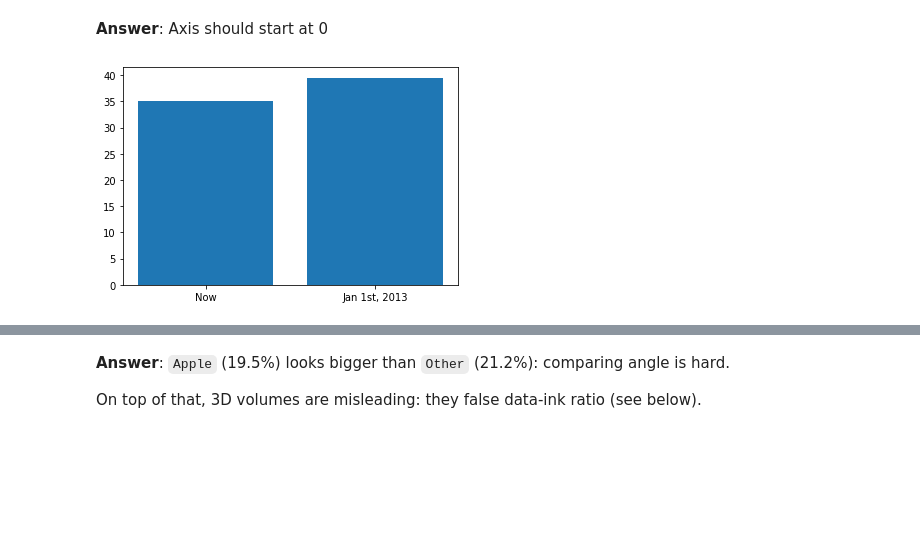
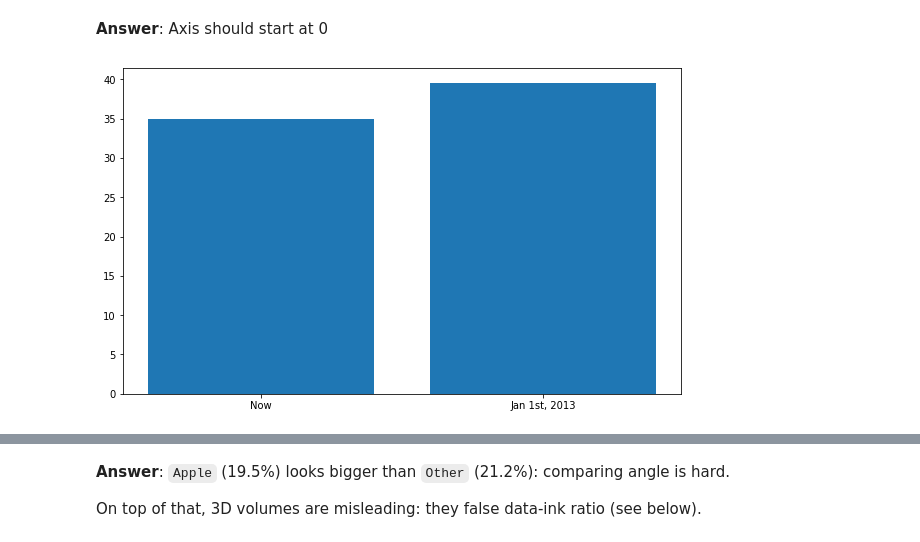
Before and after one commit to vincent-vdb/Edhec_2020_ML_Intro, a Jupyter notebook: 02_Scientific_Computing/02_Data-Visualization.ipynb, the cells around one changed output, grey strips where cells are left out. Saved outputs shown, nothing was run; the diff lists cells and outputs as text; code cells hidden in the pictures; blank space fills up the shorter version.

```diff
--- a/02_Scientific_Computing/02_Data-Visualization.ipynb
+++ b/02_Scientific_Computing/02_Data-Visualization.ipynb
@@ -17,7 +19,6 @@ Let's play a game: **what is wrong with this chart?**
 # %%
-from matplotlib import pyplot as plt
-
+plt.figure(figsize=(10,6))
 plt.bar(["Now", "Jan 1st, 2013"], [35, 39.5])
 plt.show()
 # %% [output]
-[figure, old version]
+[figure, new version]
```
Also changed, not shown: parts of 40 cells of this notebook, 2 other files.
